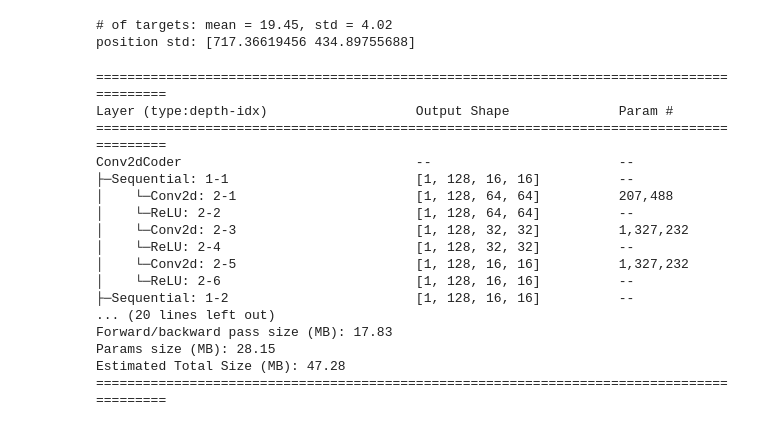
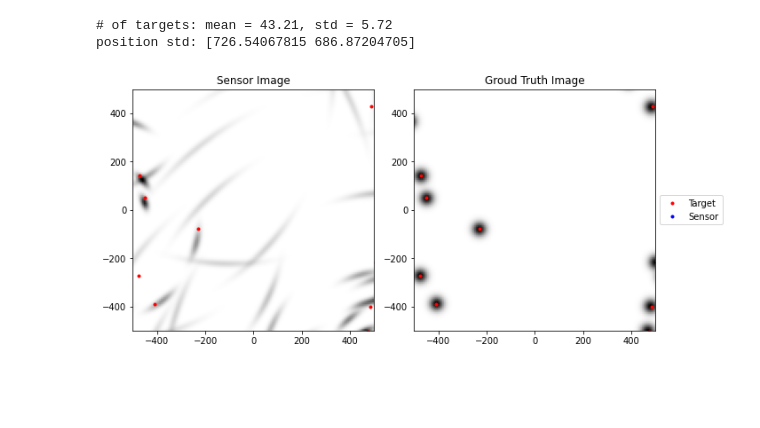
Before and after one commit to Damowerko/mtt, a Jupyter notebook: scripts/notebook.ipynb, the cells around one changed output. Drawn from its saved outputs; the diff is of its cells as text; code cells hidden in the pictures; blank space fills up the shorter version.

Commit message:
multiple sensors

```diff
--- a/scripts/notebook.ipynb
+++ b/scripts/notebook.ipynb
@@ -13,18 +10,19 @@ from mtt.simulator import Simulator
 from mtt.data import OnlineDataset
 
 init_simulator = lambda: Simulator(
-    width=1000,
-    p_initial=4,
-    p_birth=2,
-    p_survival=0.95,
-    p_clutter=1e-4,
+    window=1000,
+    width=2000,
+    n_targets=10,
+    target_lifetime=10,
+    clutter_rate=10,
     p_detection=0.95,
-    sigma_motion=5.0,
-    sigma_initial_state=(50.0, 50.0, 2.0),
-    n_sensors=1,
+    sigma_motion=0.5,
+    sigma_initial_state=(1.0, 1.0),
+    n_sensors=3,
+    sensor_range=500,
     noise_range=10.0,
     noise_bearing=0.1,
-    dt=0.1,
+    dt=1.0,
 )
 dataset = OnlineDataset(n_steps=100, sigma_position=0.01, length=20, img_size=128, init_simulator=init_simulator)
 dataset = list(dataset)
@@ -34,39 +32,5 @@ n_targets = [len(pos) for pos in positions]
 print(f"# of targets: mean = {np.mean(n_targets):0.2f}, std = {np.std(n_targets):0.2f}")
 print(f"position std: {np.std(np.concatenate(positions), axis=0)}")
 # %% [output]
-# of targets: mean = 19.45, std = 4.02
-position std: [717.36619456 434.89755688]
+# of targets: mean = 43.21, std = 5.72
+position std: [726.54067815 686.87204705]
-# %%
-import guild.ipy as guild
-import matplotlib.pyplot as plt
-import numpy as np
-from glob import glob
-import os
-from mtt.models import Conv2dCoder
-from torchinfo import summary
-
-runs = guild.runs()
-runs = runs[runs.started > "2022-04-04"]
-matching = runs.run.apply(lambda run: run.value.short_id == "6c0cf3b6")
-dir = runs[matching].iloc[0].run.value.dir
-checkpoint_file = glob(os.path.join(dir, "**/epoch*.ckpt"))[0]
-model = Conv2dCoder.load_from_checkpoint(checkpoint_file)
-summary(model, (1,) + model.input_shape)
-# %% [output]
-==========================================================================================
-Layer (type:depth-idx)                   Output Shape              Param #
-==========================================================================================
-Conv2dCoder                              --                        --
-├─Sequential: 1-1                        [1, 128, 16, 16]          --
-│    └─Conv2d: 2-1                       [1, 128, 64, 64]          207,488
-│    └─ReLU: 2-2                         [1, 128, 64, 64]          --
-│    └─Conv2d: 2-3                       [1, 128, 32, 32]          1,327,232
-│    └─ReLU: 2-4                         [1, 128, 32, 32]          --
-│    └─Conv2d: 2-5                       [1, 128, 16, 16]          1,327,232
-│    └─ReLU: 2-6                         [1, 128, 16, 16]          --
-├─Sequential: 1-2                        [1, 128, 16, 16]          --
-... (20 lines left out)
-Forward/backward pass size (MB): 17.83
-Params size (MB): 28.15
-Estimated Total Size (MB): 47.28
-==========================================================================================
@@ -116,0 +37,8 @@ plt.close()
+# %%
+from matplotlib import pyplot as plt
+from mtt.visualize import plot_mtt
+
+plot_mtt(*dataset[0])
+plt.show()
+# %% [output]
+[figure, added]
```
Also changed, not shown: parts of 2 cells of this notebook, 5 other files.
